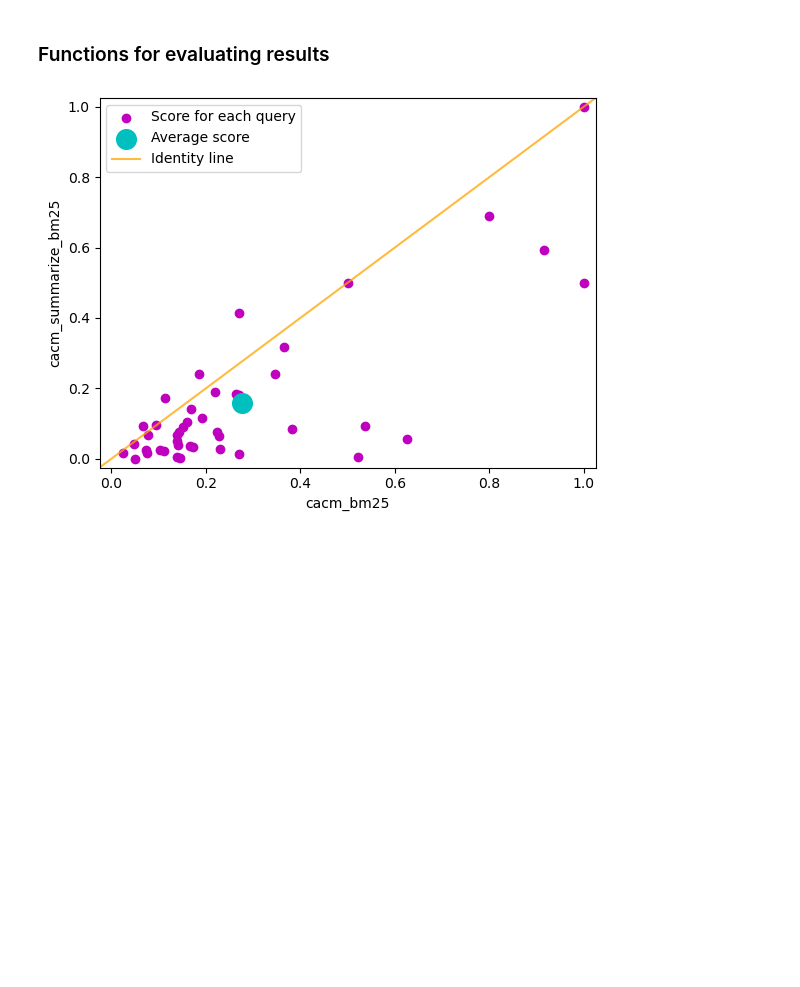
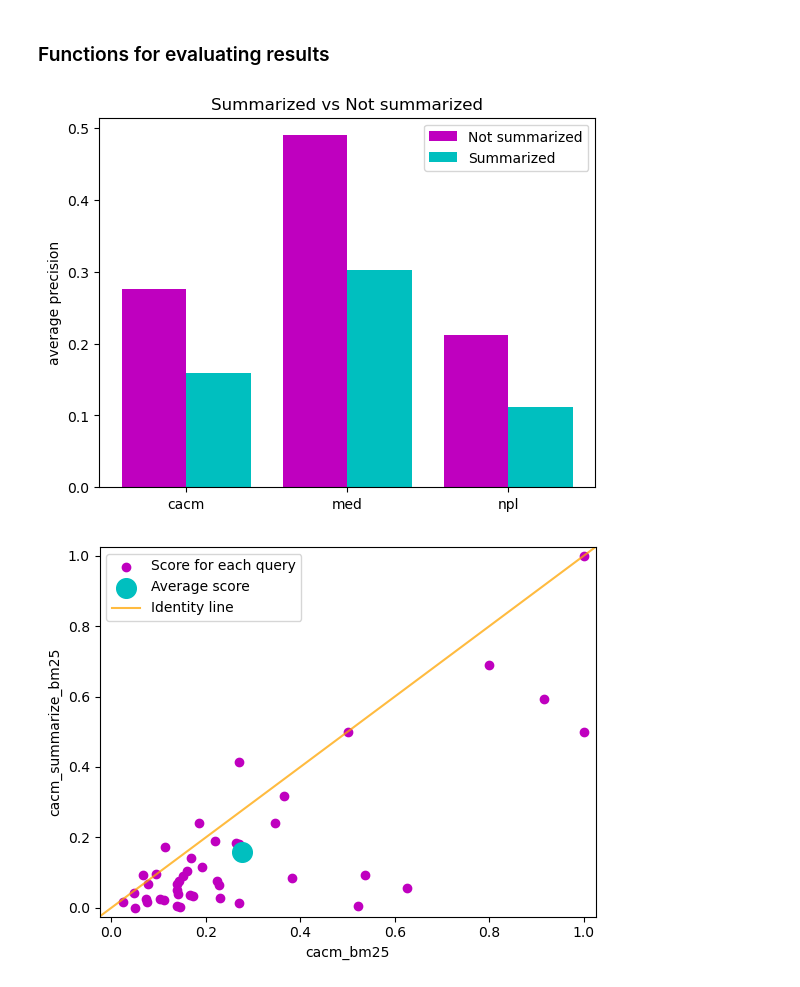
Before and after one commit to massimilianoviola/advanced-information-retrieval, a Jupyter notebook: tasks_presentation.ipynb, the cells around one changed output. Cells and saved outputs as stored; diff of their text form; code cells hidden in the pictures; blank space fills up the shorter version.

Commit message:
Added function to plot a barchart

```diff
--- a/tasks_presentation.ipynb
+++ b/tasks_presentation.ipynb
@@ -76,6 +126,15 @@ for data in DATA_SETS:
 print("----------------------------------------------------------")
 print("Task 01 is done")
 print("----------------------------------------------------------")
+# %%
+ plot_bar_chart(["./task_01/results/cacm_bm25.txt", "./task_01/results/med_bm25.txt","./task_01/results/npl_bm25.txt"],
+                   ["./task_01/results/cacm_summarize_en_bm25.txt", "./task_01/results/med_summarize_en_bm25.txt","./task_01/results/npl_summarize_en_bm25.txt"],
+                   ["cacm","med","npl"],
+                   ["Not summarized","Summarized"],
+                   "Summarized vs Not summarized",
+                   "average precision")
+# %% [output]
+[figure, added]
 # %%
 #Results of cacm
 compare_results_scatter_plot(["./task_01/results/cacm_bm25.txt", "./task_01/results/cacm_summarize_en_bm25.txt"], ["cacm_bm25", "cacm_summarize_bm25"])
```
Also changed, not shown: parts of 1 cell of this notebook, 1 other file.
